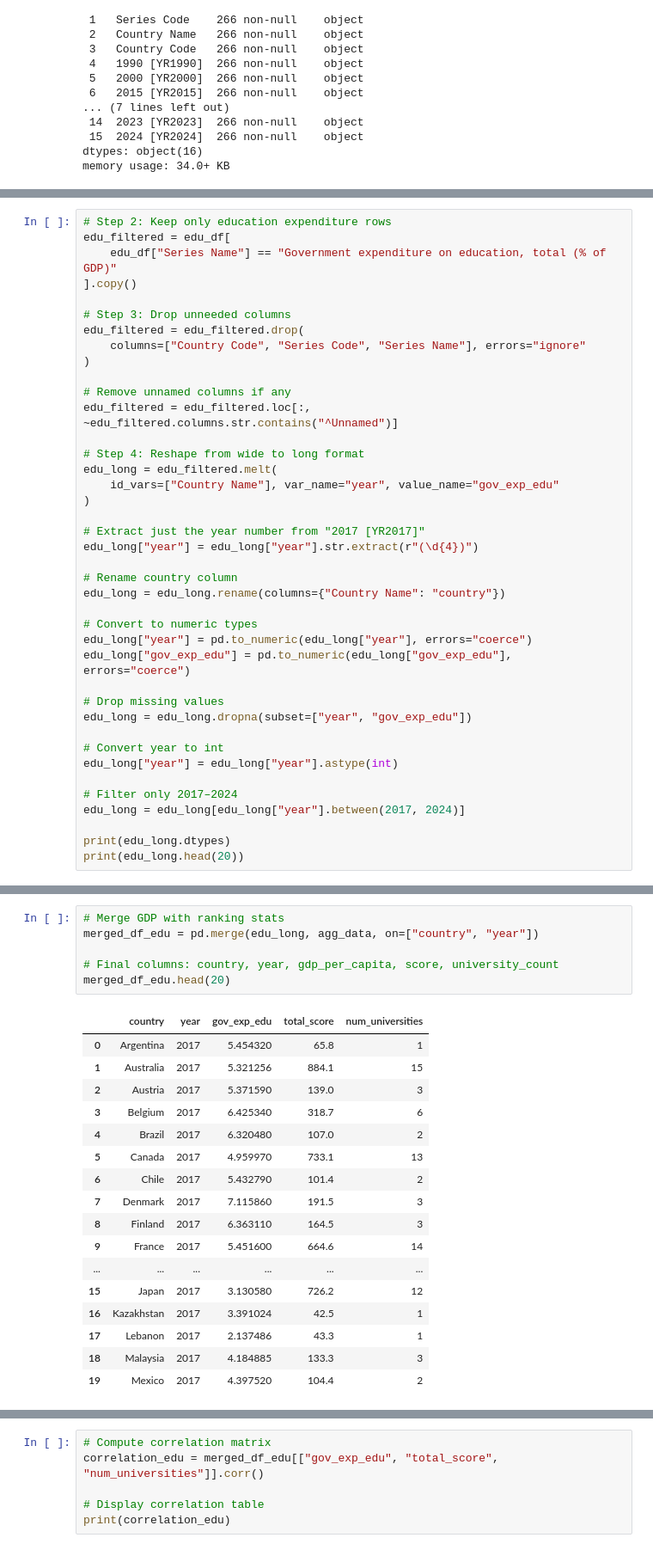
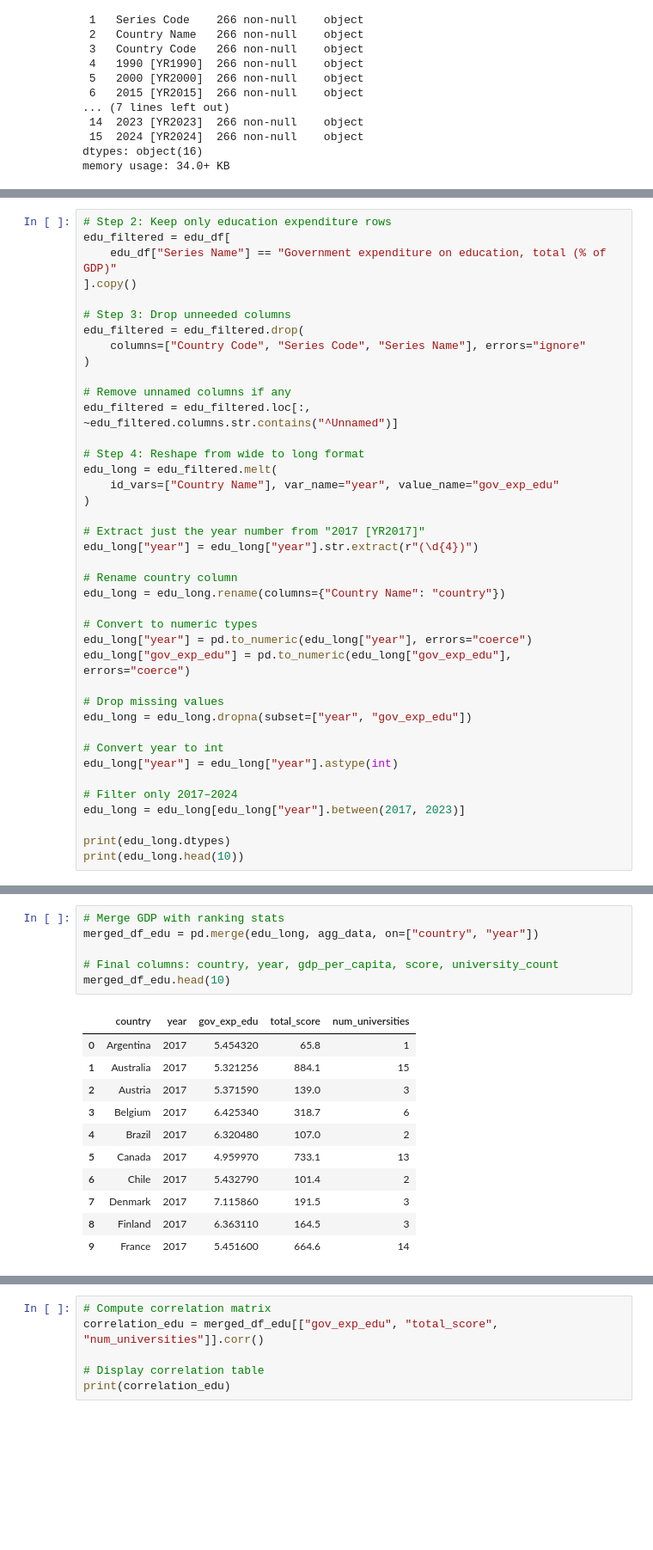
Before and after one commit to i11g/Data-Science-Project, a Jupyter notebook: Data.ipynb, the cells around one changed output, grey strips where cells are left out. Shown at 86% size. Saved outputs shown, nothing was run; the diff lists cells and outputs as text; blank space fills up the shorter version.

```diff
--- a/Data.ipynb
+++ b/Data.ipynb
@@ -1369,10 +1354,10 @@ edu_long = edu_long.dropna(subset=["year", "gov_exp_edu"])
 edu_long["year"] = edu_long["year"].astype(int)
 
 # Filter only 2017–2024
-edu_long = edu_long[edu_long["year"].between(2017, 2024)]
+edu_long = edu_long[edu_long["year"].between(2017, 2023)]
 
 print(edu_long.dtypes)
-print(edu_long.head(20))
+print(edu_long.head(10))
 # %% [output]
 country         object
 year             int32
@@ -1394,24 +1377,18 @@ dtype: object
 # %%
 # Merge GDP with ranking stats
 merged_df_edu = pd.merge(edu_long, agg_data, on=["country", "year"])
 
 # Final columns: country, year, gdp_per_capita, score, university_count
-merged_df_edu.head(20)
+merged_df_edu.head(10)
 # %% [output]
 |  | country | year | gov_exp_edu | total_score | num_universities |
 | 0 | Argentina | 2017 | 5.454320 | 65.8 | 1 |
 | 1 | Australia | 2017 | 5.321256 | 884.1 | 15 |
 | 2 | Austria | 2017 | 5.371590 | 139.0 | 3 |
 | 3 | Belgium | 2017 | 6.425340 | 318.7 | 6 |
 | 4 | Brazil | 2017 | 6.320480 | 107.0 | 2 |
 | 5 | Canada | 2017 | 4.959970 | 733.1 | 13 |
 | 6 | Chile | 2017 | 5.432790 | 101.4 | 2 |
 | 7 | Denmark | 2017 | 7.115860 | 191.5 | 3 |
 | 8 | Finland | 2017 | 6.363110 | 164.5 | 3 |
 | 9 | France | 2017 | 5.451600 | 664.6 | 14 |
-| ... | ... | ... | ... | ... | ... |
-| 15 | Japan | 2017 | 3.130580 | 726.2 | 12 |
-| 16 | Kazakhstan | 2017 | 3.391024 | 42.5 | 1 |
-| 17 | Lebanon | 2017 | 2.137486 | 43.3 | 1 |
-| 18 | Malaysia | 2017 | 4.184885 | 133.3 | 3 |
-| 19 | Mexico | 2017 | 4.397520 | 104.4 | 2 |
```
Also changed, not shown: parts of 66 cells of this notebook, 6 other files.
